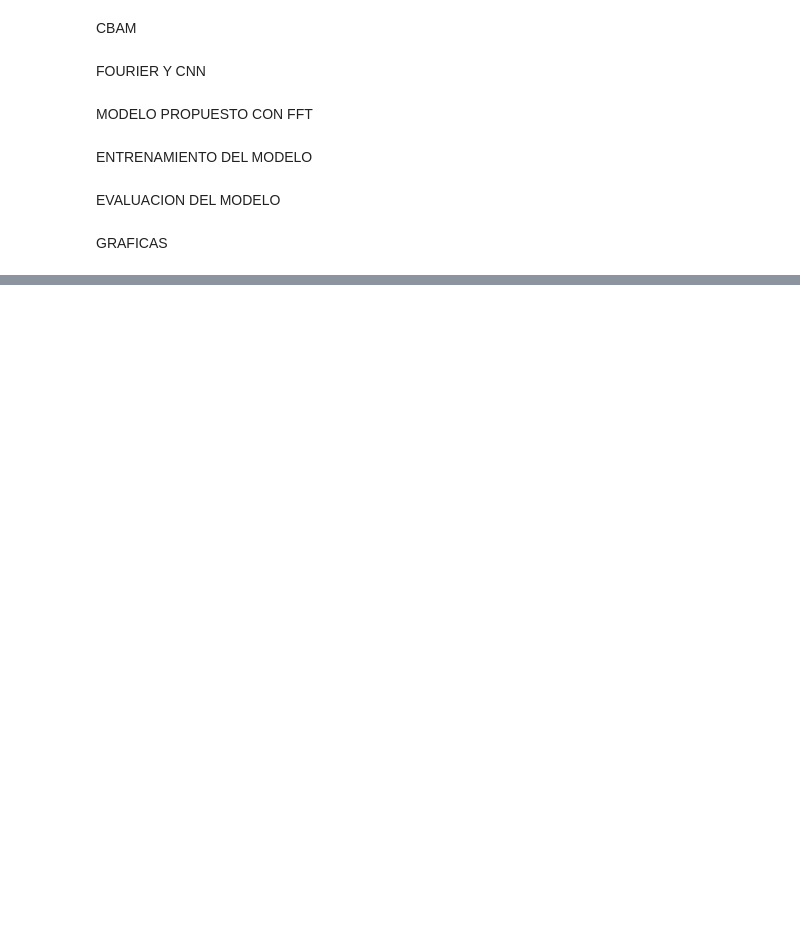
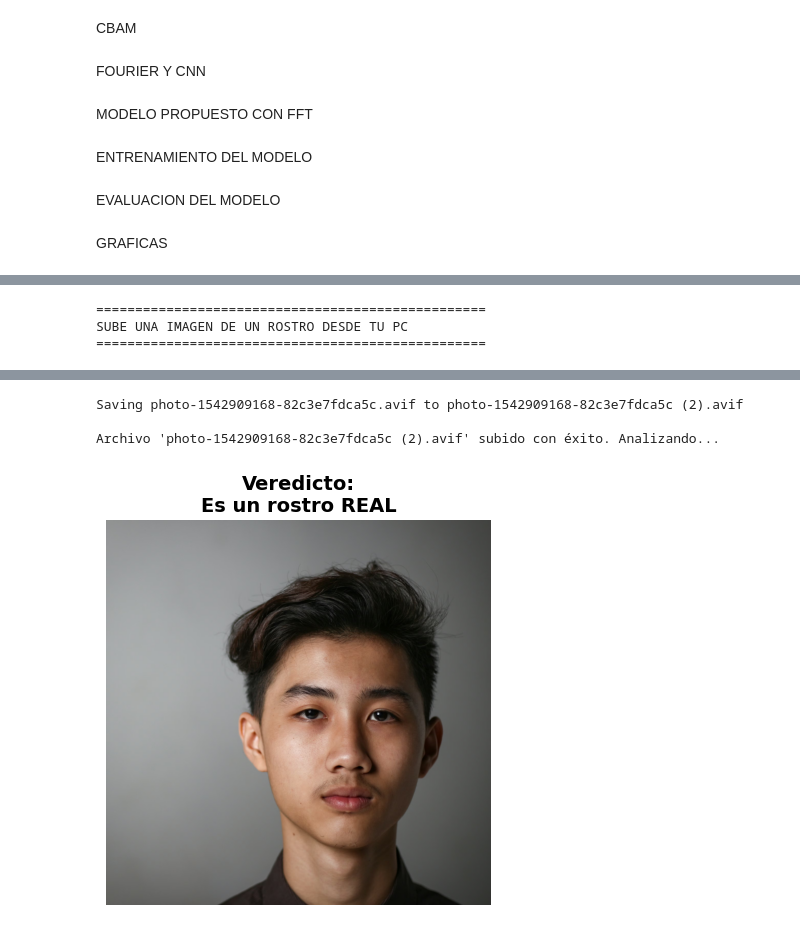
Before and after one commit to estdanielscl/deeplearning, a Jupyter notebook: proyectofinalcorte2.ipynb, the cells around one changed output, grey strips where cells are left out. Drawn from its saved outputs; the diff is of its cells as text; code cells hidden in the pictures; blank space fills up the shorter version.

```diff
--- a/proyectofinalcorte2.ipynb
+++ b/proyectofinalcorte2.ipynb
@@ -407,0 +531,6 @@ FFT (Fourier) ──► CNN ──► Features de frecuencia
+# %%
+subir_y_probar_rostro(model)
+# %% [output]
+==================================================
+SUBE UNA IMAGEN DE UN ROSTRO DESDE TU PC
+==================================================
@@ -407,0 +538,4 @@ FFT (Fourier) ──► CNN ──► Features de frecuencia
+Saving photo-1542909168-82c3e7fdca5c.avif to photo-1542909168-82c3e7fdca5c (2).avif
+
+Archivo 'photo-1542909168-82c3e7fdca5c (2).avif' subido con éxito. Analizando...
+[figure, added]
```
Also changed, not shown: parts of 15 cells of this notebook.
